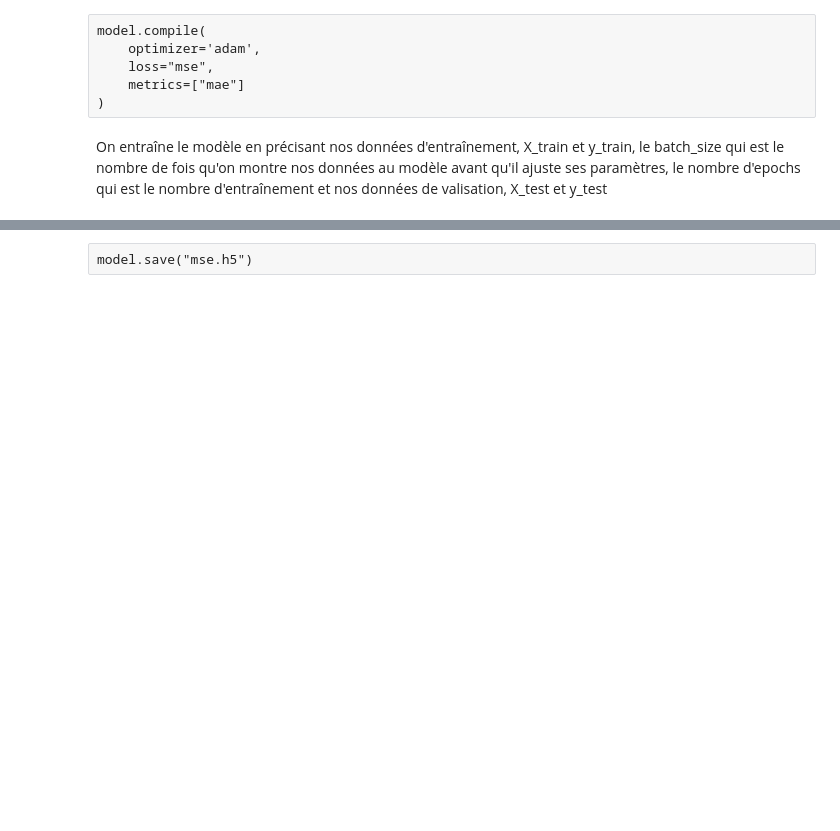
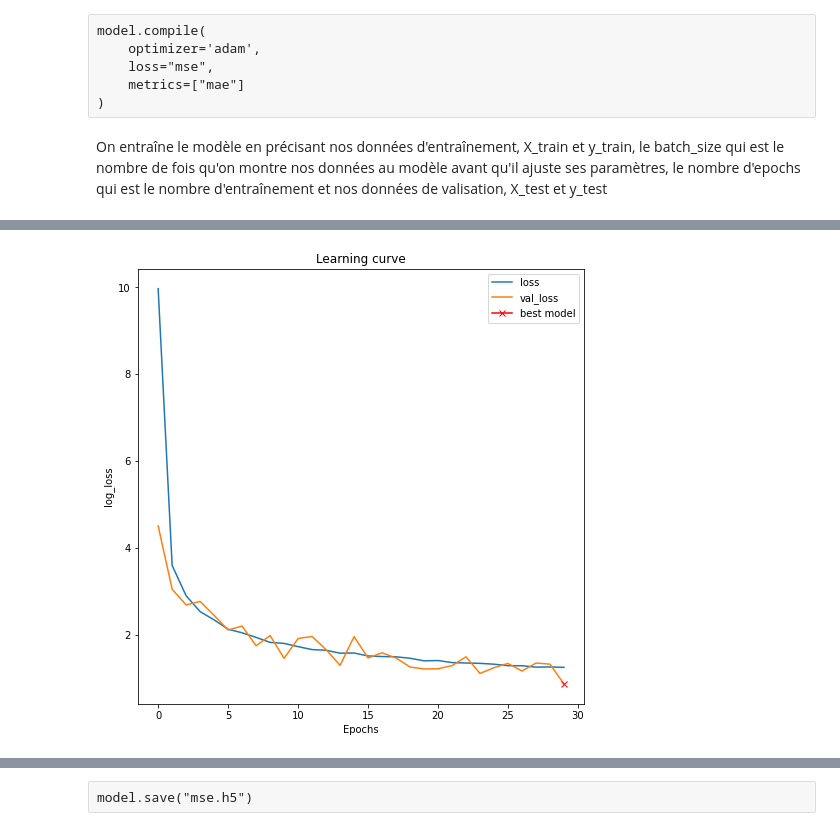
Before and after one commit to DeeeeepLearning/DeepLearning, a Jupyter notebook: deepLearning.ipynb, the cells around one changed output, grey strips where cells are left out. Cells and saved outputs as stored; diff of their text form; code cells hidden in the pictures; blank space fills up the shorter version.

```diff
--- a/deepLearning.ipynb
+++ b/deepLearning.ipynb
@@ -288,0 +300,11 @@ KeyboardInterrupt:
+# %%
+plt.figure(figsize=(8, 8))
+plt.title("Learning curve")
+plt.plot(history.history["loss"], label="loss")
+plt.plot(history.history["val_loss"], label="val_loss")
+plt.plot( np.argmin(history.history["val_loss"]), np.min(history.history["val_loss"]), marker="x", color="r", label="best model")
+plt.xlabel("Epochs")
+plt.ylabel("log_loss")
+plt.legend();
+# %% [output]
+[figure, added]
```
Also changed, not shown: parts of 41 cells of this notebook, 1 other file.
